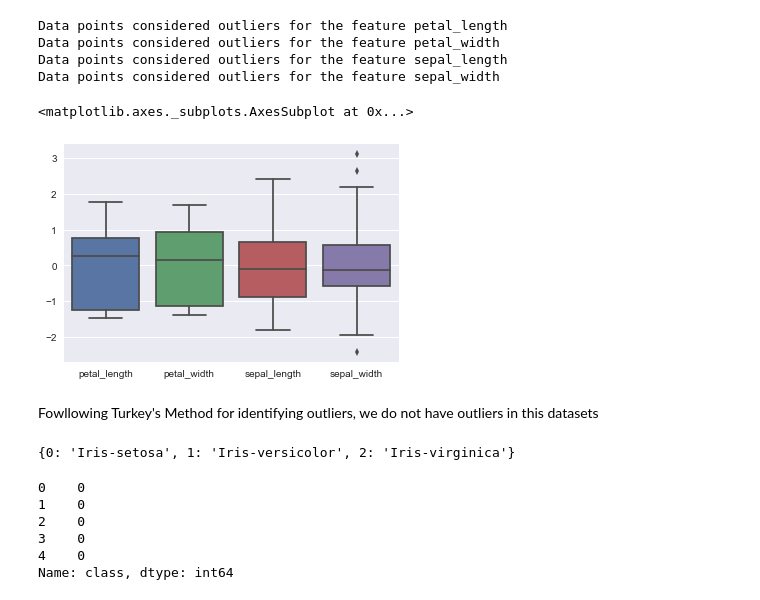
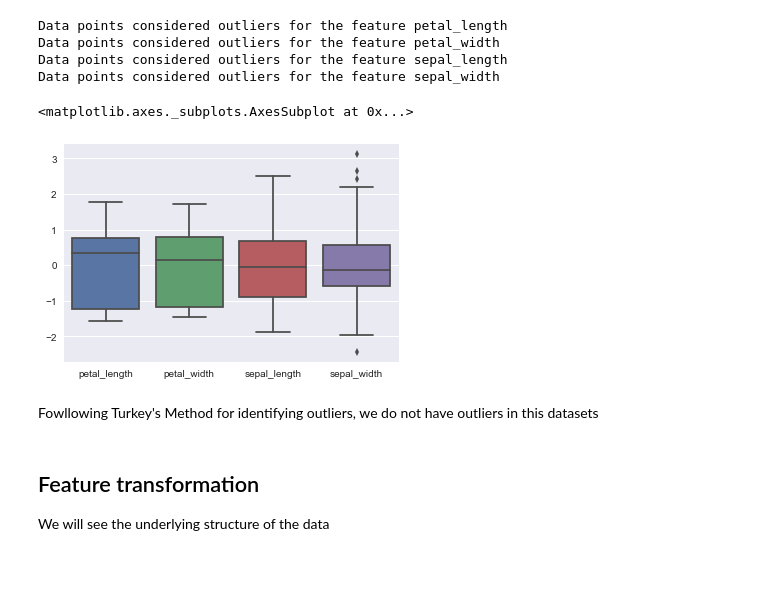
Before and after one commit to Juice178/data-analysis-for-Iris-dataset, a Jupyter notebook: iris_dataset.ipynb, the cells around one changed output. Drawn from its saved outputs; the diff is of its cells as text; code cells hidden in the pictures; blank space fills up the shorter version.

```diff
--- a/iris_dataset.ipynb
+++ b/iris_dataset.ipynb
@@ -94,9 +88,11 @@ array(['Iris-setosa', 'Iris-versicolor', 'Iris-virginica'], dtype=object)
 # By default, dataset is shuffled before the split
 # set random_state in order for later replication(we can replicate the result this way since
 # same split will occur if we use the same random_state number)
+# we will use whole datasets as training data and use split to just shuffle the data
 
 from sklearn.model_selection import train_test_split
-X_train, X_test, y_train, y_test = train_test_split(X_data, y_data_en, random_state=7)
+X_train, X_test, y_train, y_test = train_test_split(X_data, y_data_en,
+                                                    test_size = 0, random_state=7)
 # %%
 print("X_train and X_test shape : {0} vs {1}".format(X_train.shape, X_test.shape) )
 print("y_train and y_test shape : {0} vs {1}".format(y_train.shape, y_test.shape))
@@ -304,5 +293,5 @@ X_train.shape
 # %%
-pd_X_train_scaled = pd.DataFrame({"sepal_length": X_train_scaled[:,0],
+X_train_scaled_df = pd.DataFrame({"sepal_length": X_train_scaled[:,0],
                                   "sepal_width": X_train_scaled[:, 1],
                                   "petal_length": X_train_scaled[:, 2],
                                   "petal_width": X_train_scaled[:, 3]})
@@ -357,26 +346,10 @@ Data points considered outliers for the feature petal_width
 Data points considered outliers for the feature sepal_length
 Data points considered outliers for the feature sepal_width
 # %%
-sns.boxplot(data=pd_X_train_scaled)
+sns.boxplot(data=X_train_scaled_df)
 # %% [output]
 <matplotlib.axes._subplots.AxesSubplot at 0x...>
-[figure, old version]
+[figure, new version]
 # %% [markdown]
 <p>Fowllowing Turkey's Method for identifying outliers,
 we do not have outliers in this datasets</p>
-# %%
-# create a dictionary for decoding class labels for later purpose
-inv_class_mapping = {idx:label for label, idx in class_mapping.items()}
-print(inv_class_mapping)
-# %% [output]
-{0: 'Iris-setosa', 1: 'Iris-versicolor', 2: 'Iris-virginica'}
-# %%
-y_data = y_data.map(class_mapping)
-y_data.head()
-# %% [output]
-0    0
-1    0
-2    0
-3    0
-4    0
-Name: class, dtype: int64
@@ -385,0 +356,3 @@ X_train, X_test, y_train, y_test = train_test_split(iris_data[])
+# %% [markdown]
+<h2>Feature transformation</h2>
+<p>We will see the underlying structure of the data</p>
```
Also changed, not shown: parts of 56 cells of this notebook.
